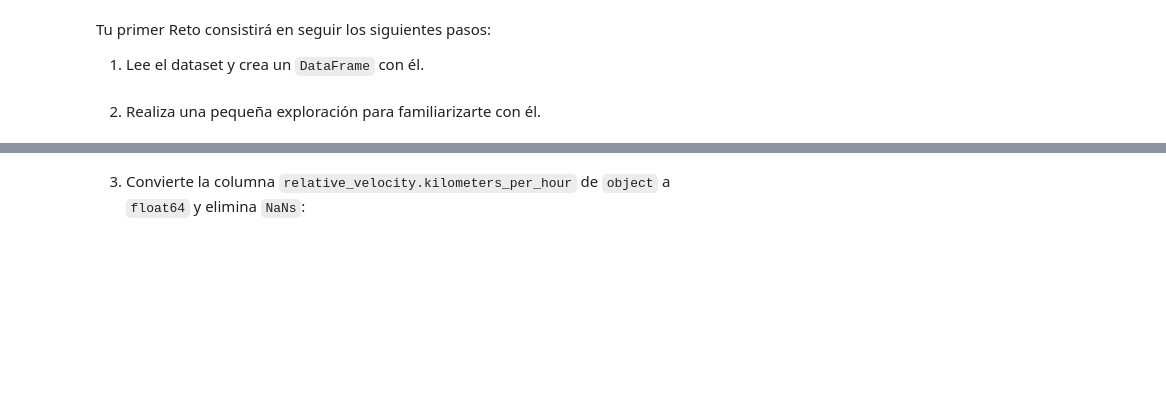
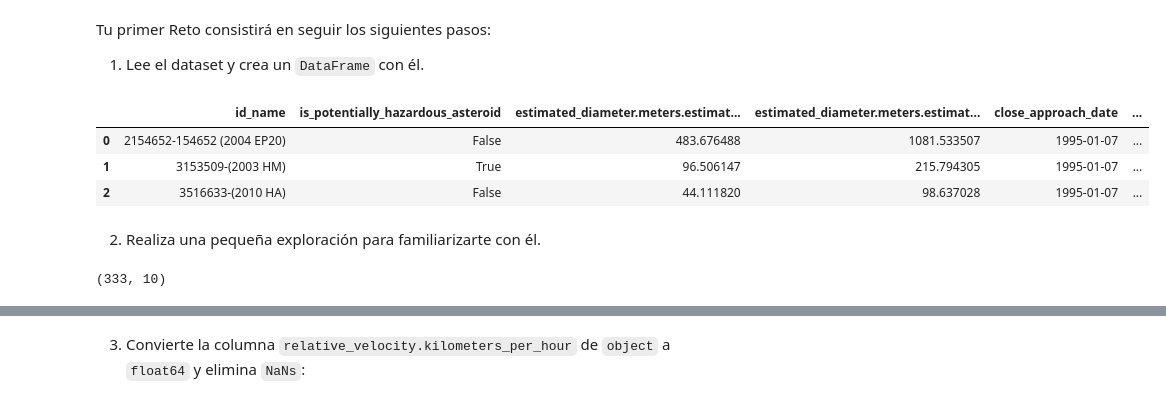
Before and after one commit to rctorr/B1-Procesamiento-de-Datos-con-Python-BEDU, a Jupyter notebook: Sesion-07/01-Casting.ipynb, the cells around one changed output, grey strips where cells are left out. Cells and saved outputs as stored; diff of their text form; code cells hidden in the pictures; blank space fills up the shorter version.

```diff
--- a/Sesion-07/01-Casting.ipynb
+++ b/Sesion-07/01-Casting.ipynb
@@ -168,2 +177,13 @@ df_reto_1.head(3)
+# %%
+import pandas as pd
+
+df_reto_1 = pd.read_csv("../Datasets/near_earth_objects-jan_feb_1995-dirty.csv",
+                        index_col=0)
+df_reto_1.head(3)
+# %% [output]
+|  | id_name | is_potentially_hazardous_asteroid | estimated_diameter.meters.estimat... | estimated_diameter.meters.estimat... | close_approach_date | ... |
+| 0 | 2154652-154652 (2004 EP20) | False | 483.676488 | 1081.533507 | 1995-01-07 | ... |
+| 1 | 3153509-(2003 HM) | True | 96.506147 | 215.794305 | 1995-01-07 | ... |
+| 2 | 3516633-(2010 HA) | False | 44.111820 | 98.637028 | 1995-01-07 | ... |
 # %% [markdown]
 2. Realiza una pequeña exploración para familiarizarte con él.
@@ -171,0 +190,4 @@ df_reto_1.head(3)
+# %%
+df_reto_1.shape
+# %% [output]
+(333, 10)
```
Also changed, not shown: parts of 26 cells of this notebook, 6 other files.
